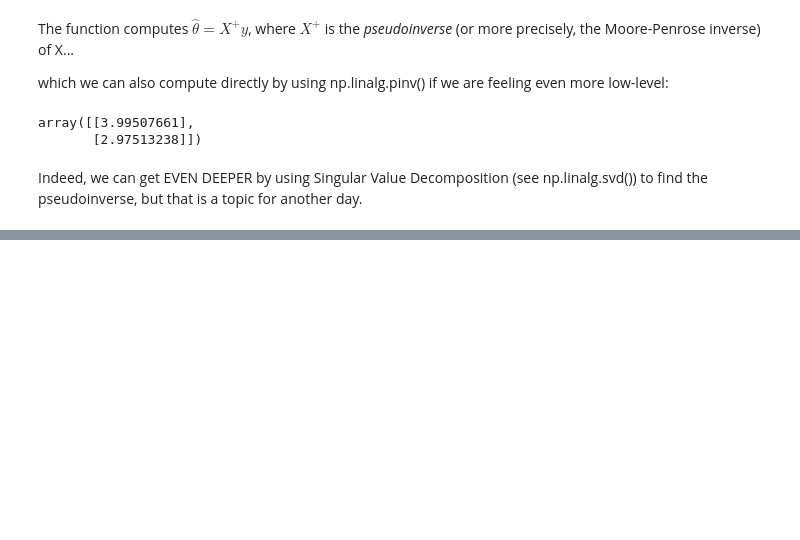
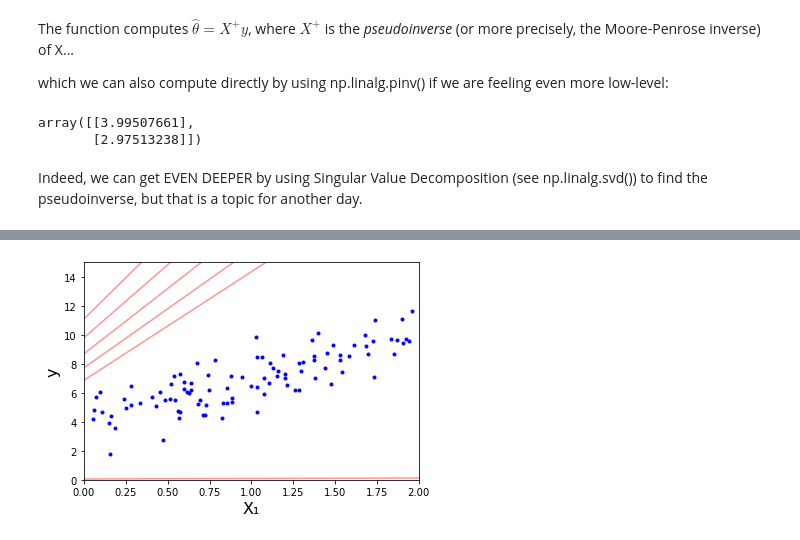
Before and after one commit to larswe/ml-shenanigans, a Jupyter notebook: Training.ipynb, the cells around one changed output, grey strips where cells are left out. Drawn from its saved outputs; the diff is of its cells as text; code cells hidden in the pictures; blank space fills up the shorter version.

```diff
--- a/Training.ipynb
+++ b/Training.ipynb
@@ -127,0 +186,6 @@ Indeed, we can get EVEN DEEPER by using Singular Value Decomposition (see np.lin
+# %%
+# If we take a learning rate that's too large on the other hand, our algorithm will jump past the optimum again and again, actually making our model continuously worse
+
+plot_early_descent(0.5)
+# %% [output]
+[figure, added]
```
Also changed, not shown: parts of 5 cells of this notebook.
